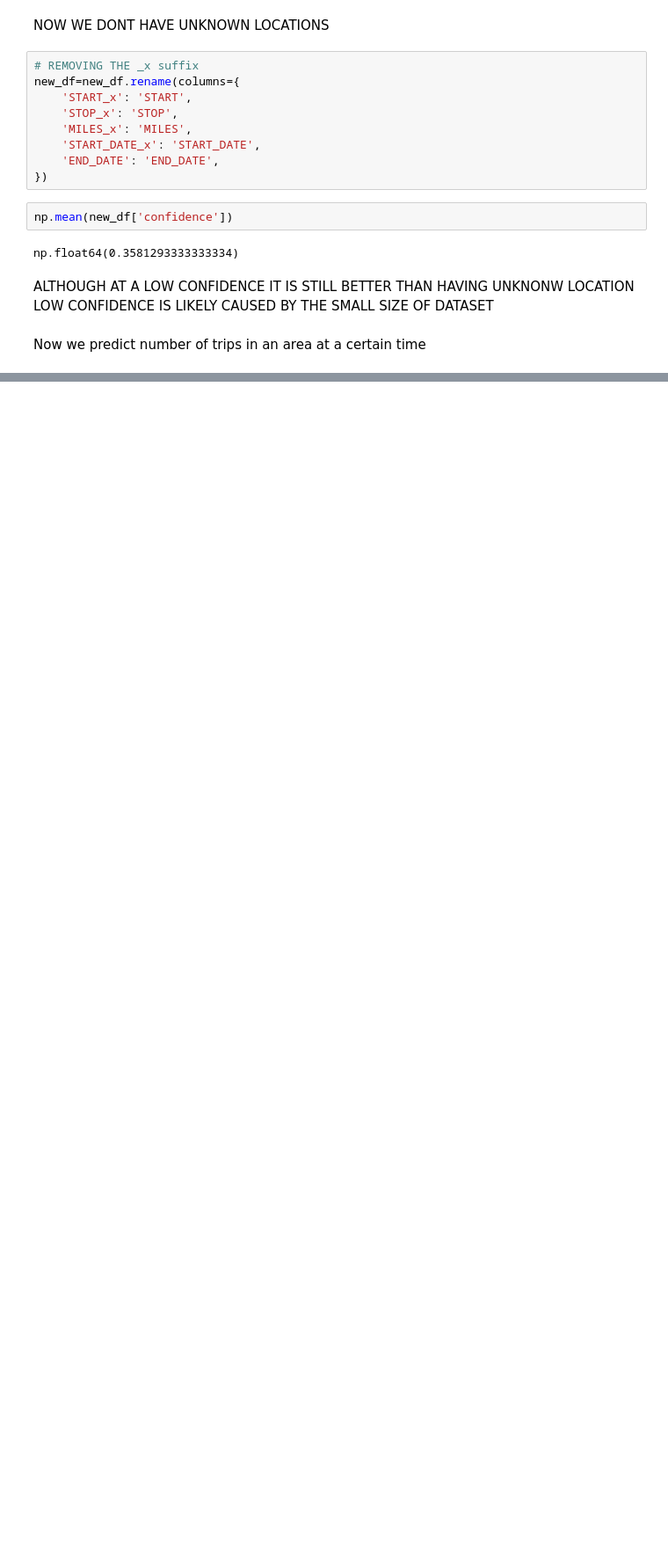
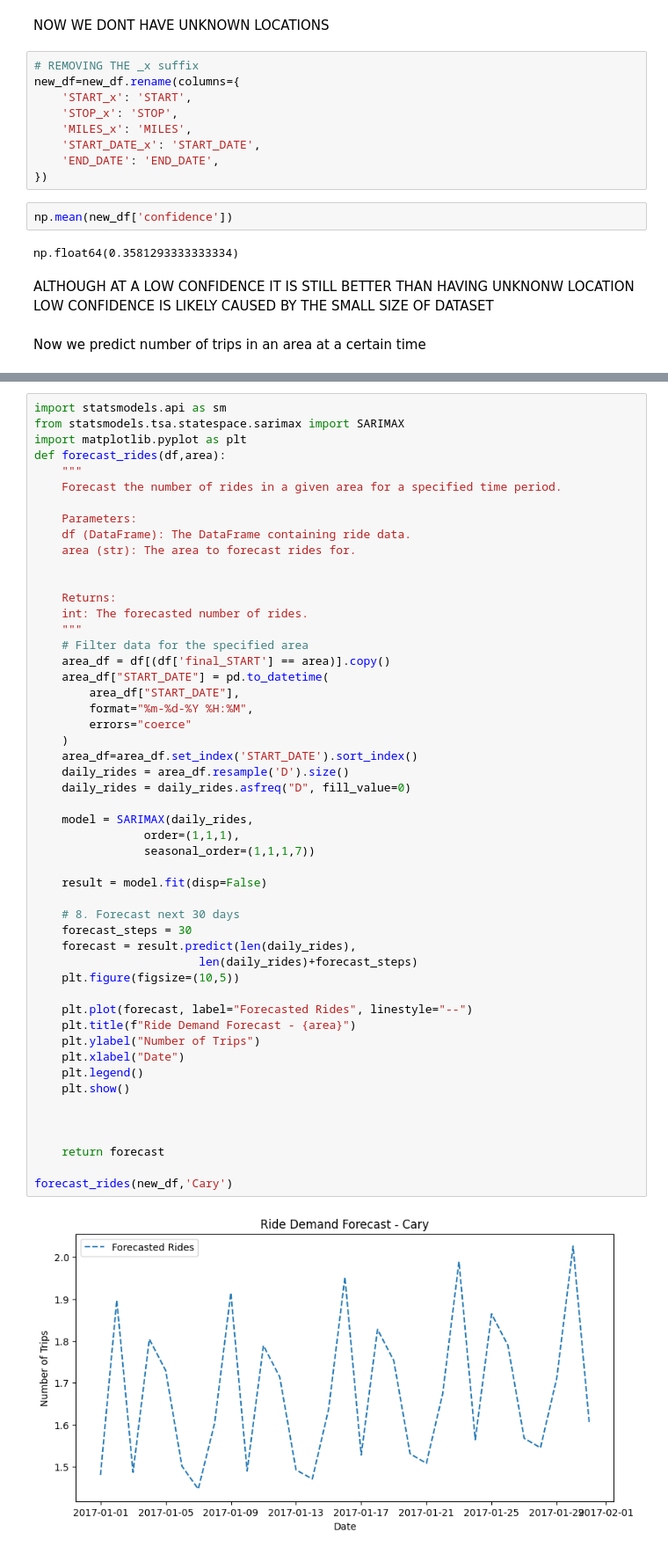
Before and after one commit to nkonyancha/uberride_predictions, a Jupyter notebook: TheAi.ipynb, the cells around one changed output, grey strips where cells are left out. Shown at 88% size. Drawn from its saved outputs; the diff is of its cells as text; blank space fills up the shorter version.

Commit message:
Model created

```diff
--- a/TheAi.ipynb
+++ b/TheAi.ipynb
@@ -355,0 +391,53 @@ Now we predict number of trips in an area at a certain time
+# %%
+import statsmodels.api as sm
+from statsmodels.tsa.statespace.sarimax import SARIMAX
+import matplotlib.pyplot as plt
+def forecast_rides(df,area):
+    """
+    Forecast the number of rides in a given area for a specified time period.
+
+    Parameters:
+    df (DataFrame): The DataFrame containing ride data.
+    area (str): The area to forecast rides for.
+
+
+    Returns:
+    int: The forecasted number of rides.
+    """
+    # Filter data for the specified area
+    area_df = df[(df['final_START'] == area)].copy()
+    area_df["START_DATE"] = pd.to_datetime(
+        area_df["START_DATE"],
+        format="%m-%d-%Y %H:%M",
+        errors="coerce"
+    )
+    area_df=area_df.set_index('START_DATE').sort_index()
+    daily_rides = area_df.resample('D').size()
+    daily_rides = daily_rides.asfreq("D", fill_value=0)
+
+    model = SARIMAX(daily_rides,
+                order=(1,1,1),
+                seasonal_order=(1,1,1,7))
+
+    result = model.fit(disp=False)
+
+    # 8. Forecast next 30 days
+    forecast_steps = 30
+    forecast = result.predict(len(daily_rides),
+                        len(daily_rides)+forecast_steps)
+    plt.figure(figsize=(10,5))
+
+    plt.plot(forecast, label="Forecasted Rides", linestyle="--")
+    plt.title(f"Ride Demand Forecast - {area}")
+    plt.ylabel("Number of Trips")
+    plt.xlabel("Date")
+    plt.legend()
+    plt.show()
+
+
+
+    return forecast
+
+forecast_rides(new_df,'Cary')
+# %% [output]
+[figure, added]
```
Also changed, not shown: parts of 3 cells of this notebook.
